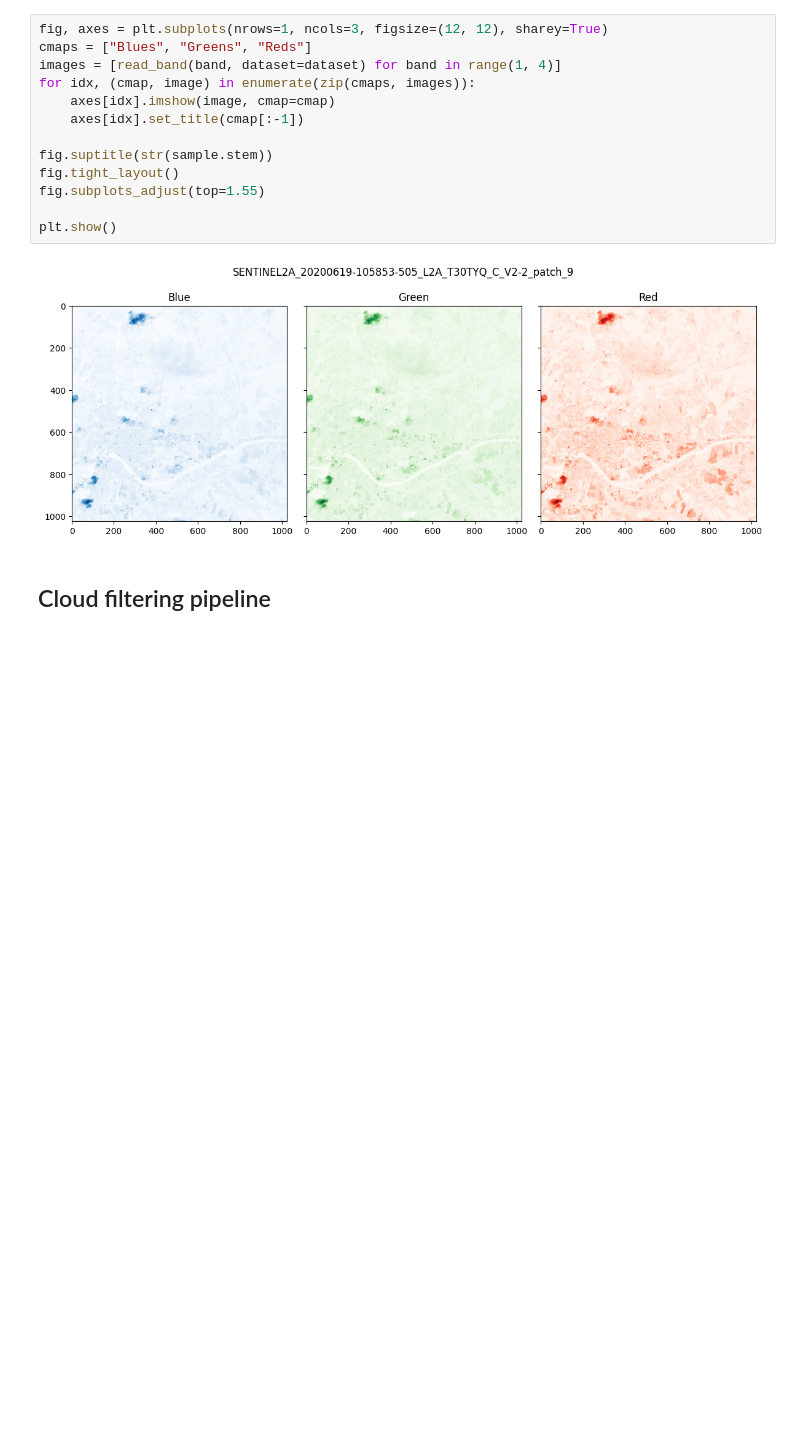
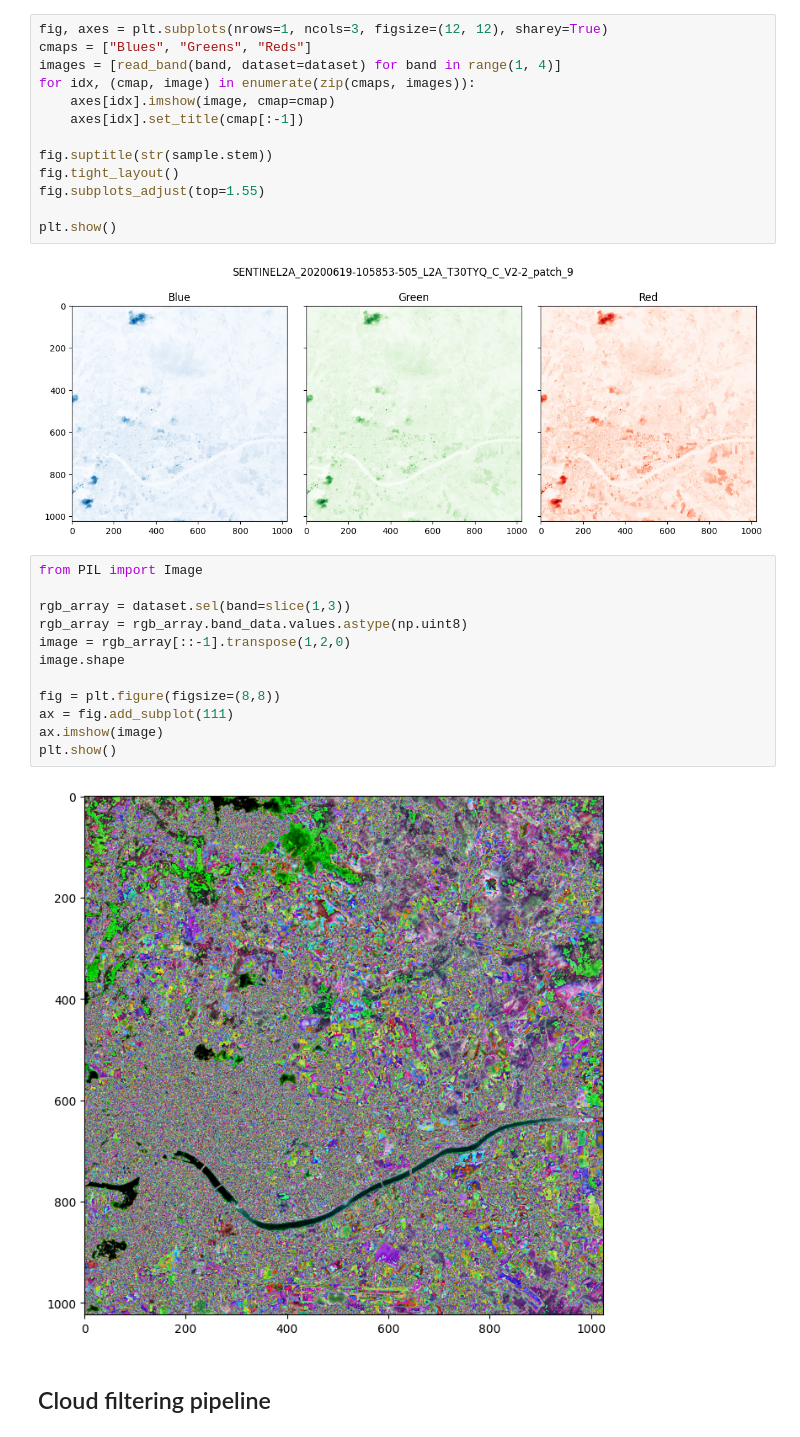
Before and after one commit to stemauro/bip-course, a Jupyter notebook: notebooks/preprocessing.ipynb, the cells around one changed output. Saved outputs shown, nothing was run; the diff lists cells and outputs as text; blank space fills up the shorter version.

```diff
--- a/notebooks/preprocessing.ipynb
+++ b/notebooks/preprocessing.ipynb
@@ -86,6 +86,20 @@ fig.subplots_adjust(top=1.55)
 plt.show()
 # %% [output]
 [figure]
+# %%
+from PIL import Image
+
+rgb_array = dataset.sel(band=slice(1,3))
+rgb_array = rgb_array.band_data.values.astype(np.uint8)
+image = rgb_array[::-1].transpose(1,2,0)
+image.shape
+
+fig = plt.figure(figsize=(8,8))
+ax = fig.add_subplot(111)
+ax.imshow(image)
+plt.show()
+# %% [output]
+[figure, added]
 # %% [markdown]
 ## Cloud filtering pipeline
 # %%
```
Also changed, not shown: parts of 3 cells of this notebook.
